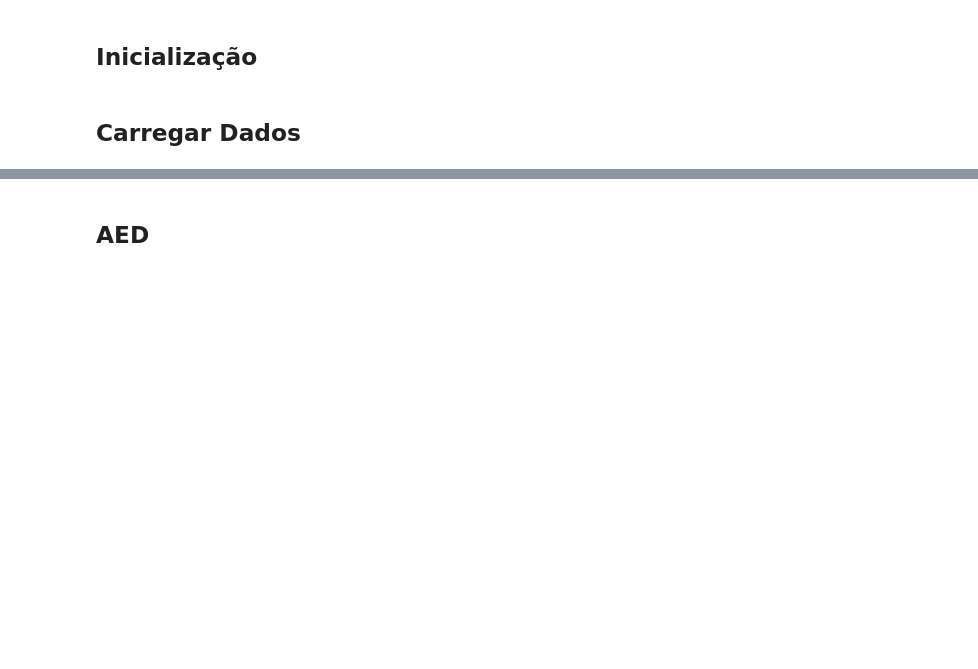
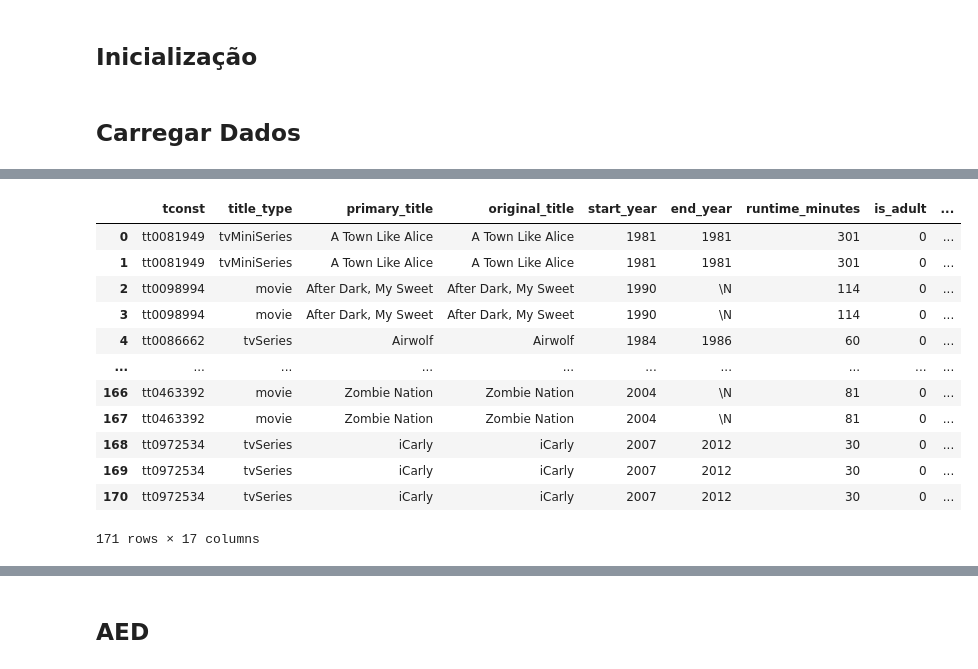
Before and after one commit to peperrone/mbads14-film-junky-union, a Jupyter notebook: notebook_p14.ipynb, the cells around one changed output, grey strips where cells are left out. Saved outputs shown, nothing was run; the diff lists cells and outputs as text; code cells hidden in the pictures; blank space fills up the shorter version.

```diff
--- a/notebook_p14.ipynb
+++ b/notebook_p14.ipynb
@@ -29,4 +120,2 @@ tqdm.pandas()
 # %% [markdown]
 ## Carregar Dados
-# %%
-df_reviews = pd.read_csv('/datasets/imdb_reviews.tsv', sep='\t', dtype={'votes': 'Int64'})
@@ -32,0 +256,34 @@ df_reviews = pd.read_csv('/datasets/imdb_reviews.tsv', sep='\t', dtype={'votes':
+# %%
+## Checando duplicatas apenas no subset de colunas que são relevantes para o projeto (review, pos, ds_part)
+# Definindo as colunas relevantes para a análise
+selected_columns = ['review', 'pos', 'ds_part']
+df_subset = df_reviews[selected_columns]
+
+# Checando valores duplicados entre as partições
+duplicates = df_subset.duplicated()
+
+print("Total de duplicatas no subset:", duplicates.sum())
+
+# Visualizando as linhas duplicadas, se houver
+if duplicates.any():
+
+    duplicate_rows = df_subset[df_subset.duplicated(keep=False)].sort_values(['review', 'ds_part'])
+
+    print("\nLinhas duplicadas:")
+    display(duplicate_rows)
+
+    # Separando as partições de treino e teste
+    train_reviews = df_subset[df_subset['ds_part'] == 'train'].drop(columns='ds_part')
+    test_reviews = df_subset[df_subset['ds_part'] == 'test'].drop(columns='ds_part')
+
+    # Verificando duplicatas entre treino e teste
+    duplicates_between_partitions = train_reviews.merge(test_reviews, how='inner')
+
+    if not duplicates_between_partitions.empty:
+        print("\nLinhas duplicadas entre treino e teste:")
+        display(duplicates_between_partitions)
+    else:
+        print("\nNão há linhas duplicadas entre treino e teste.")
+
+else:
+    print("\nNão há duplicatas no subset selecionado.")
@@ -32,0 +310,23 @@ df_reviews = pd.read_csv('/datasets/imdb_reviews.tsv', sep='\t', dtype={'votes':
+# %%
+# Checando os dados compleots das linhas duplicadas identificadas
+duplicate_rows_full = df_reviews.merge(
+    duplicate_rows.drop_duplicates(), # removendo as duplicatas para evitar múltiplas junções
+    on=['review', 'pos', 'ds_part'],
+    how='inner'
+)
+
+display(duplicate_rows_full)
+# %% [output]
+|  | tconst | title_type | primary_title | original_title | start_year | end_year | runtime_minutes | is_adult | ... |
+| 0 | tt0081949 | tvMiniSeries | A Town Like Alice | A Town Like Alice | 1981 | 1981 | 301 | 0 | ... |
+| 1 | tt0081949 | tvMiniSeries | A Town Like Alice | A Town Like Alice | 1981 | 1981 | 301 | 0 | ... |
+| 2 | tt0098994 | movie | After Dark, My Sweet | After Dark, My Sweet | 1990 | \N | 114 | 0 | ... |
+| 3 | tt0098994 | movie | After Dark, My Sweet | After Dark, My Sweet | 1990 | \N | 114 | 0 | ... |
+| 4 | tt0086662 | tvSeries | Airwolf | Airwolf | 1984 | 1986 | 60 | 0 | ... |
+| ... | ... | ... | ... | ... | ... | ... | ... | ... | ... |
+| 166 | tt0463392 | movie | Zombie Nation | Zombie Nation | 2004 | \N | 81 | 0 | ... |
+| 167 | tt0463392 | movie | Zombie Nation | Zombie Nation | 2004 | \N | 81 | 0 | ... |
+| 168 | tt0972534 | tvSeries | iCarly | iCarly | 2007 | 2012 | 30 | 0 | ... |
+| 169 | tt0972534 | tvSeries | iCarly | iCarly | 2007 | 2012 | 30 | 0 | ... |
+| 170 | tt0972534 | tvSeries | iCarly | iCarly | 2007 | 2012 | 30 | 0 | ... |
+171 rows × 17 columns
```
Also changed, not shown: parts of 19 cells of this notebook.
